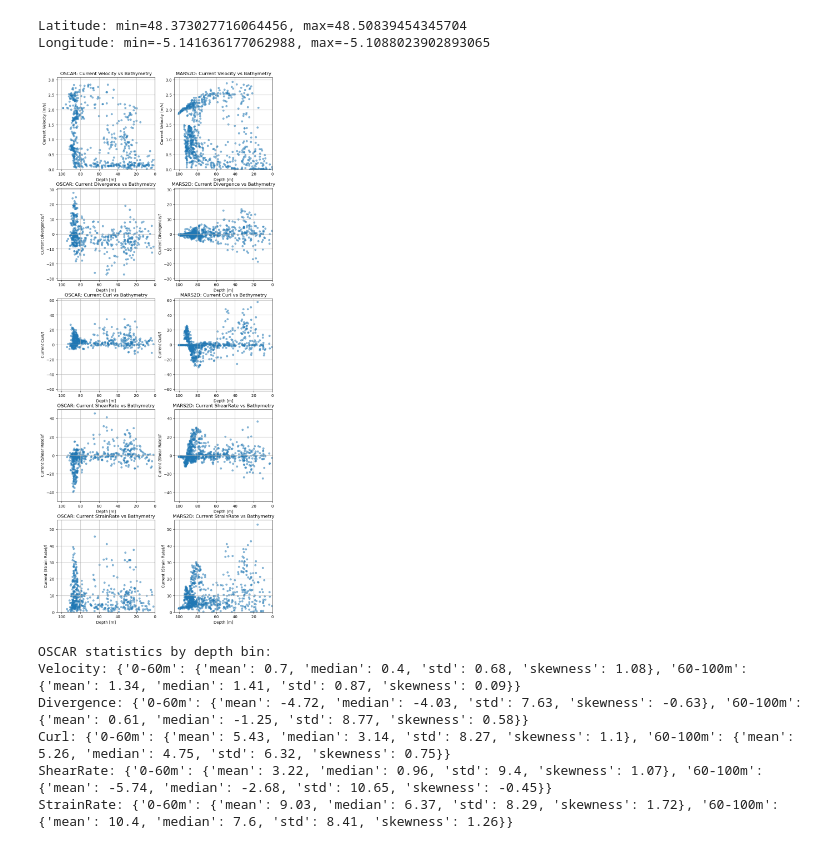
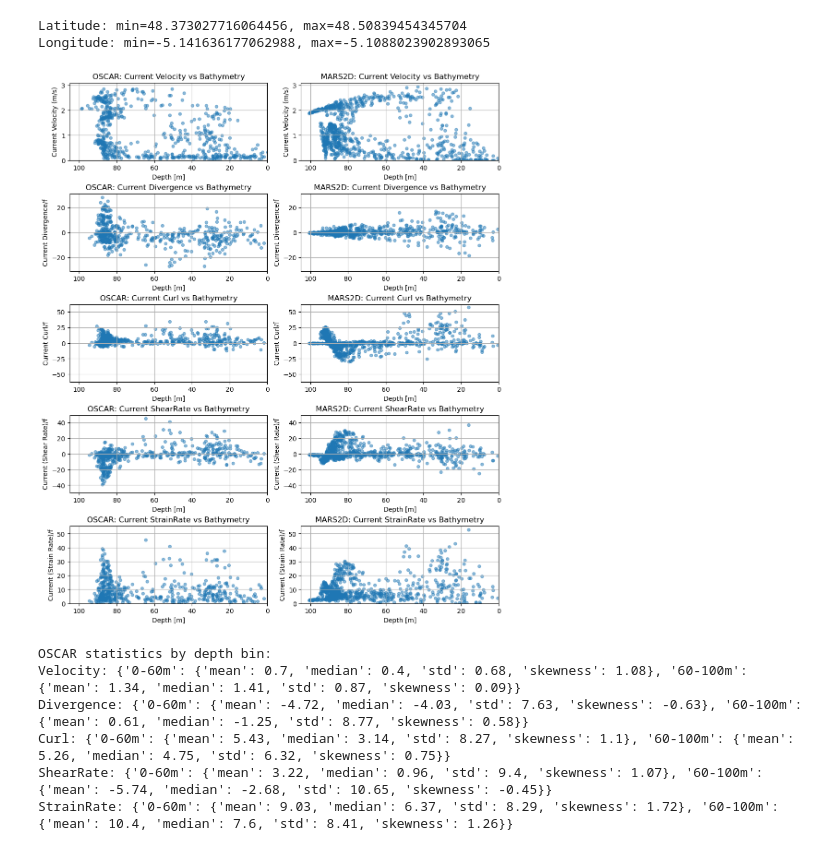
Before and after one commit to JWMichalski/oscarplus, a Jupyter notebook: examples/Iroise Sea divergence paper/Figures_1705.ipynb, the cells around one changed output. Cells and saved outputs as stored; diff of their text form; code cells hidden in the pictures.

Commit message:
adjust scatterplot fig size to fit on page

```diff
--- a/examples/Iroise Sea divergence paper/Figures_1705.ipynb
+++ b/examples/Iroise Sea divergence paper/Figures_1705.ipynb
@@ -396,7 +396,8 @@ def scatterplot_row(
         axes[0].set_ylim(0, ylim)
         axes[1].set_ylim(0, ylim)
 # %%
-fig, axes = plt.subplots(5, 2, figsize=(10, 25))
+fig, axes = plt.subplots(5, 2, figsize=(10, 12), constrained_layout=True)
+# fig.subplots_adjust(hspace=1)
 
 scatterplot_row(
     axes[0],
@@ -407,34 +408,34 @@ scatterplot_row(
 )
 scatterplot_row(
     axes[1],
     OSCAR,
     MARS2D_sub,
     "Divergence",
     symmetric_ylim=True,
 )
 scatterplot_row(
     axes[2],
     OSCAR,
     MARS2D_sub,
     "Curl",
     symmetric_ylim=True,
 )
 scatterplot_row(
     axes[3],
     OSCAR,
     MARS2D_sub,
     "ShearRate",
     symmetric_ylim=True,
 )
 scatterplot_row(
     axes[4],
     OSCAR,
     MARS2D_sub,
     "StrainRate",
     symmetric_ylim=False,
 )
 # %% [output]
-[figure, old version]
+[figure, new version]
 # %%
 def bin_and_stats(DS, variable, bins=[0, 60, 100]):
     # Flatten arrays
```
